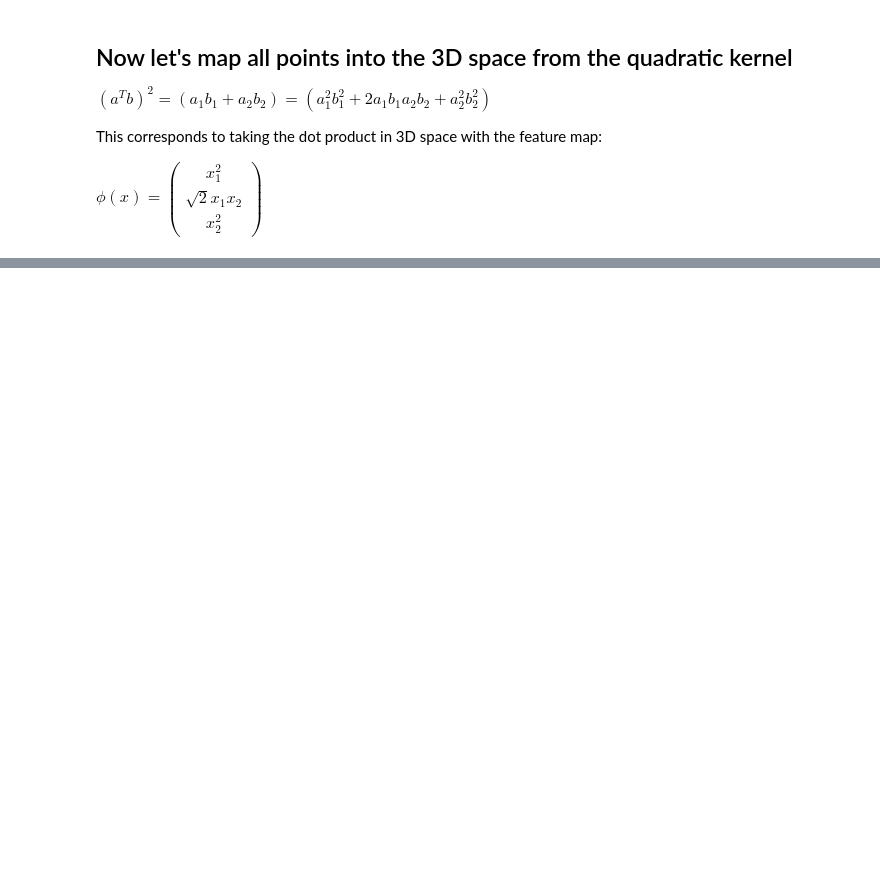
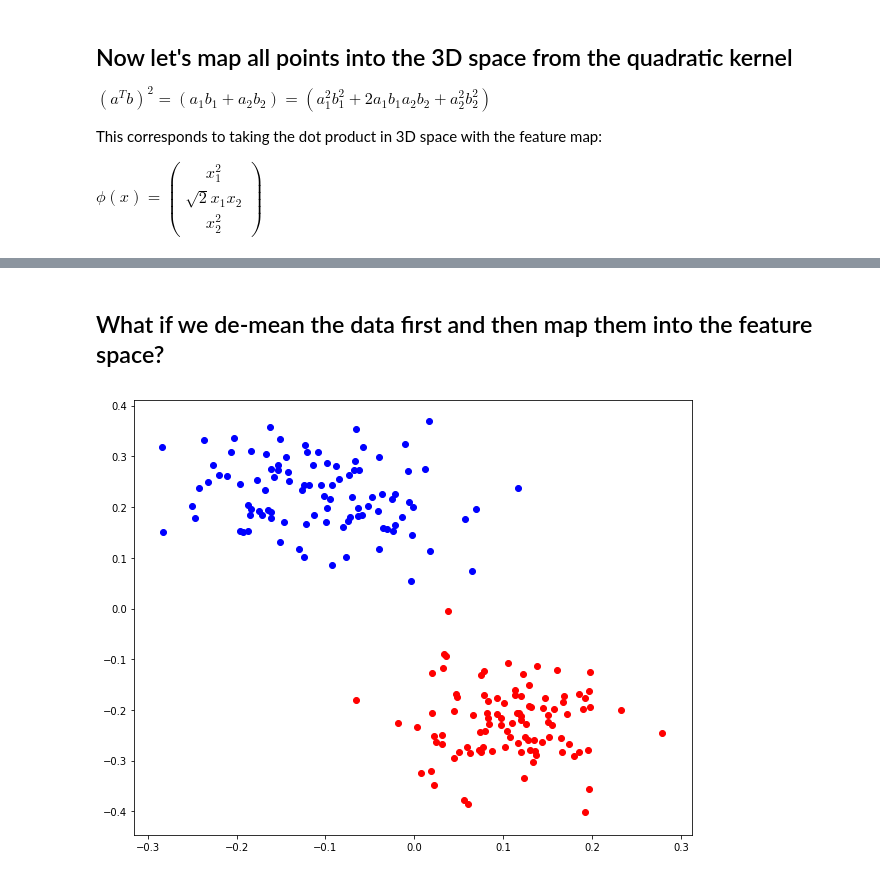
Before and after one commit to frankzl/mlcv-algorithms, a Jupyter notebook: 07-kernel_methods/Quadratic Kernel.ipynb, the cells around one changed output, grey strips where cells are left out. Drawn from its saved outputs; the diff is of its cells as text; code cells hidden in the pictures; blank space fills up the shorter version.

```diff
--- a/07-kernel_methods/Quadratic Kernel.ipynb
+++ b/07-kernel_methods/Quadratic Kernel.ipynb
@@ -73,0 +83,14 @@ Text(0.5, 0, 'x3')
+# %% [markdown]
+## What if we de-mean the data first and then map them into the feature space?
+# %%
+mapped_X = np.apply_along_axis(phi, 1, X - mean )
+mapped_X_2 = np.apply_along_axis(phi, 1, X_2 - mean)
+
+plt.figure(figsize=[10, 8])
+plt.scatter((X - mean) [:, 0], (X - mean)[:, 1], c="r")
+
+plt.scatter((X_2 - mean)[:, 0], (X_2 - mean)[:, 1], c="b")
+
+plt.show()
+# %% [output]
+[figure, added]
```
Also changed, not shown: parts of 7 cells of this notebook.
